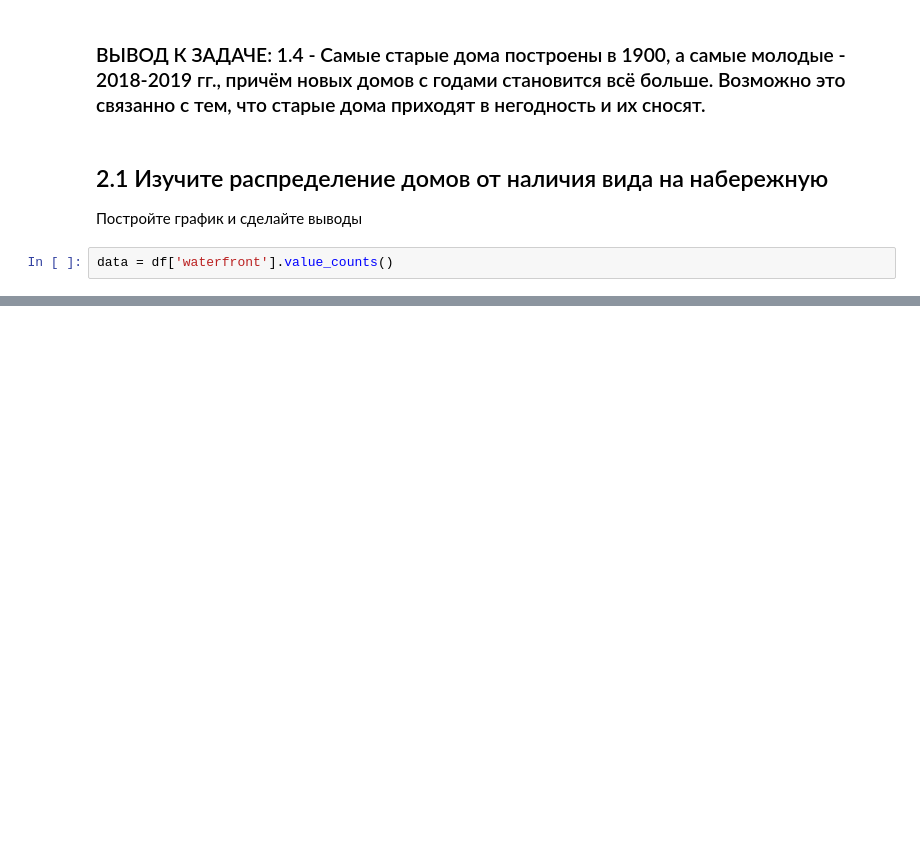
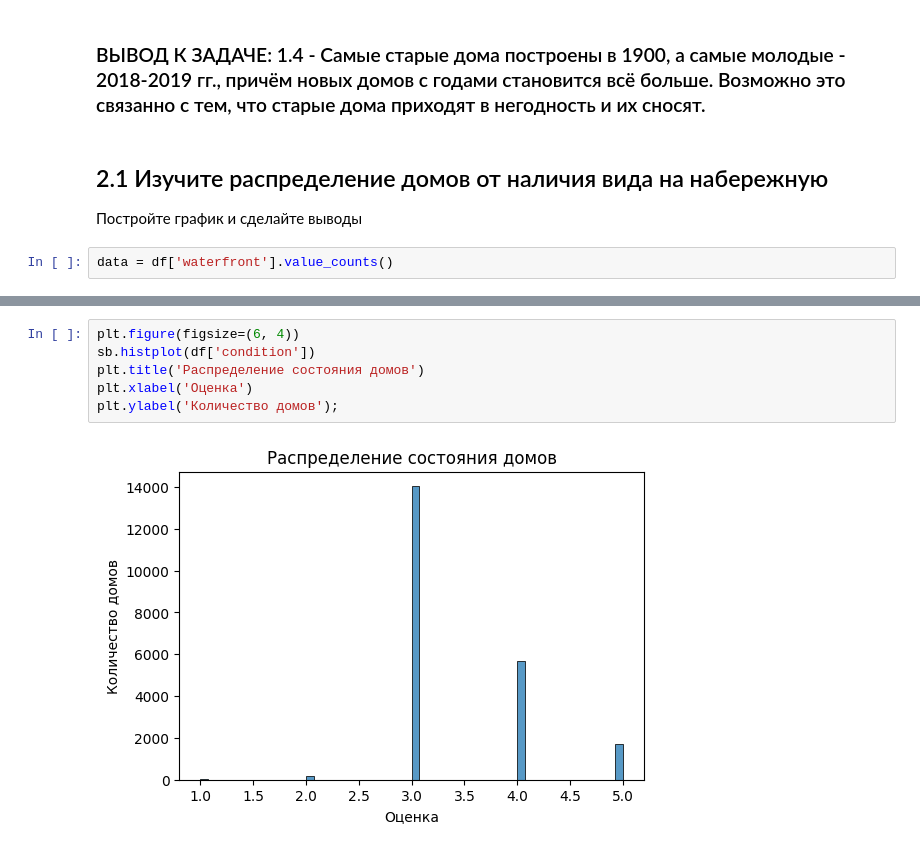
Before and after one commit to StanislavLukovskiy/HW_4Analytics, a Jupyter notebook: HW_4.ipynb, the cells around one changed output, grey strips where cells are left out. Saved outputs shown, nothing was run; the diff lists cells and outputs as text; blank space fills up the shorter version.

```diff
--- a/HW_4.ipynb
+++ b/HW_4.ipynb
@@ -145,0 +194,8 @@ plt.legend(['no', 'yes']);
+# %%
+plt.figure(figsize=(6, 4))
+sb.histplot(df['condition'])
+plt.title('Распределение состояния домов')
+plt.xlabel('Оценка')
+plt.ylabel('Количество домов');
+# %% [output]
+[figure, added]
```
Also changed, not shown: parts of 13 cells of this notebook.
